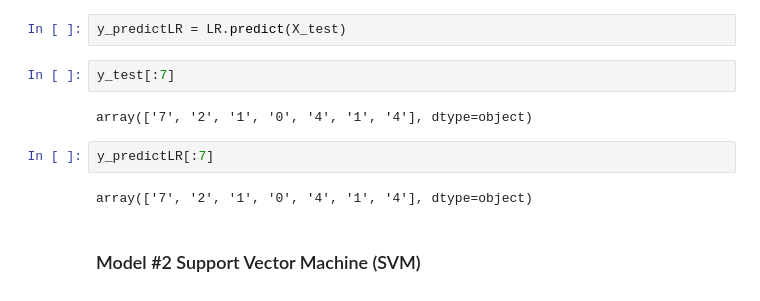
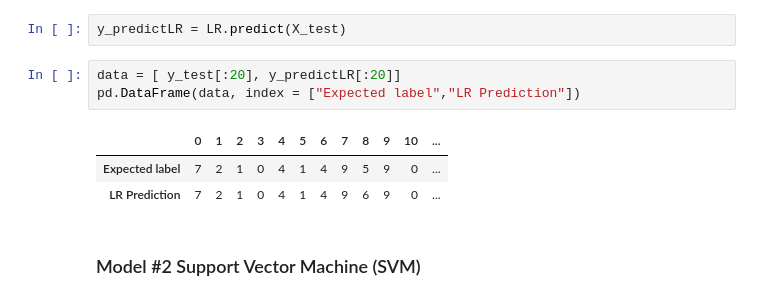
Before and after one commit to MAlejandroVC/Proyecto1, a Jupyter notebook: MNISTProject.ipynb, the cells around one changed output. Saved outputs shown, nothing was run; the diff lists cells and outputs as text.

```diff
--- a/MNISTProject.ipynb
+++ b/MNISTProject.ipynb
@@ -200,14 +297,13 @@ Epoch 3/3
 ### Model #1 Logistic Regression
 # %%
 y_predictLR = LR.predict(X_test)
-# %%
-y_test[:7]
-# %% [output]
-array(['7', '2', '1', '0', '4', '1', '4'], dtype=object)
-# %%
-y_predictLR[:7]
-# %% [output]
-array(['7', '2', '1', '0', '4', '1', '4'], dtype=object)
+# %%
+data = [ y_test[:20], y_predictLR[:20]]
+pd.DataFrame(data, index = ["Expected label","LR Prediction"])
+# %% [output]
+|  | 0 | 1 | 2 | 3 | 4 | 5 | 6 | 7 | 8 | 9 | 10 | ... |
+| Expected label | 7 | 2 | 1 | 0 | 4 | 1 | 4 | 9 | 5 | 9 | 0 | ... |
+| LR Prediction | 7 | 2 | 1 | 0 | 4 | 1 | 4 | 9 | 6 | 9 | 0 | ... |
 # %% [markdown]
 ### Model #2 Support Vector Machine (SVM)
 # %%
```
Also changed, not shown: parts of 45 cells of this notebook.
